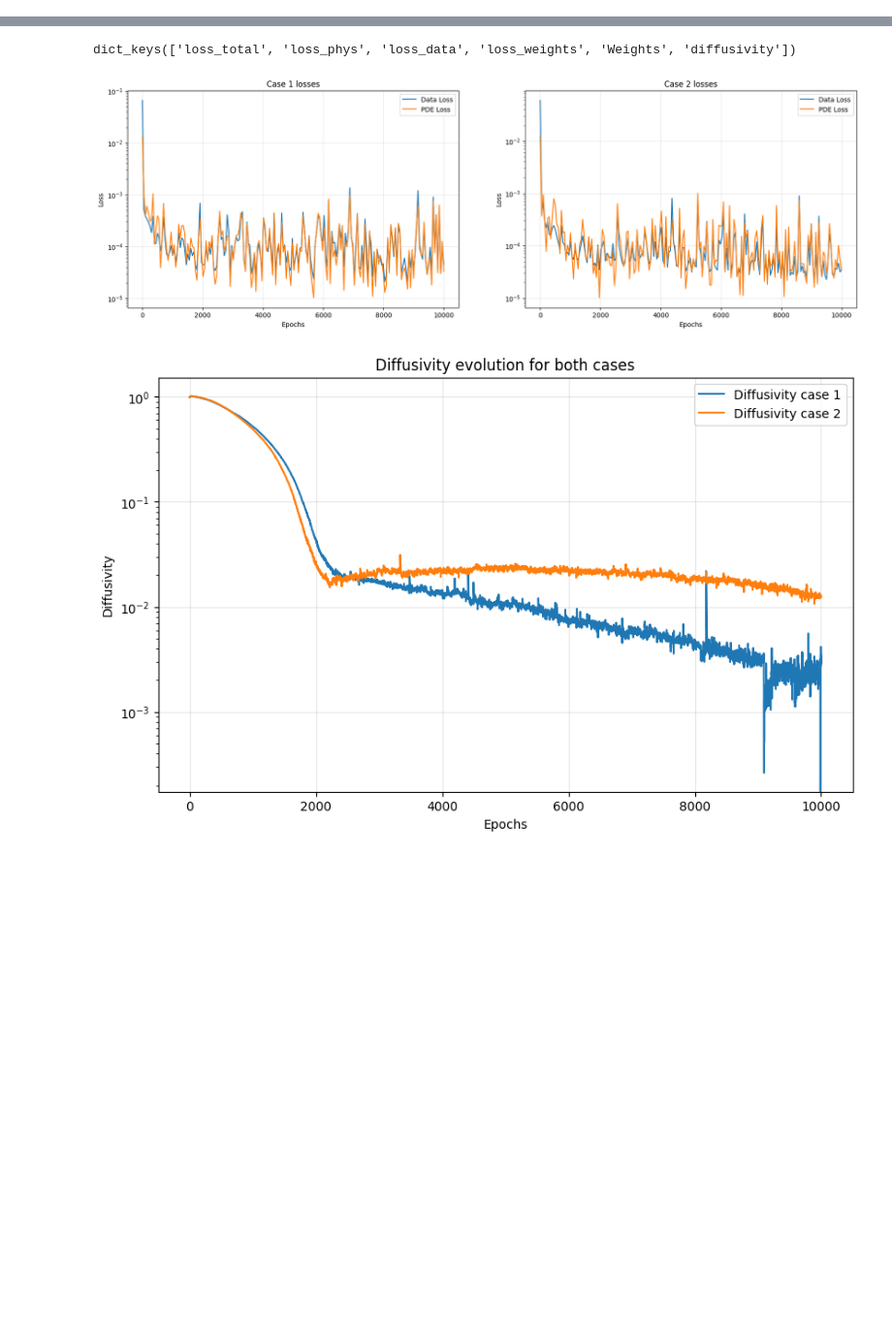
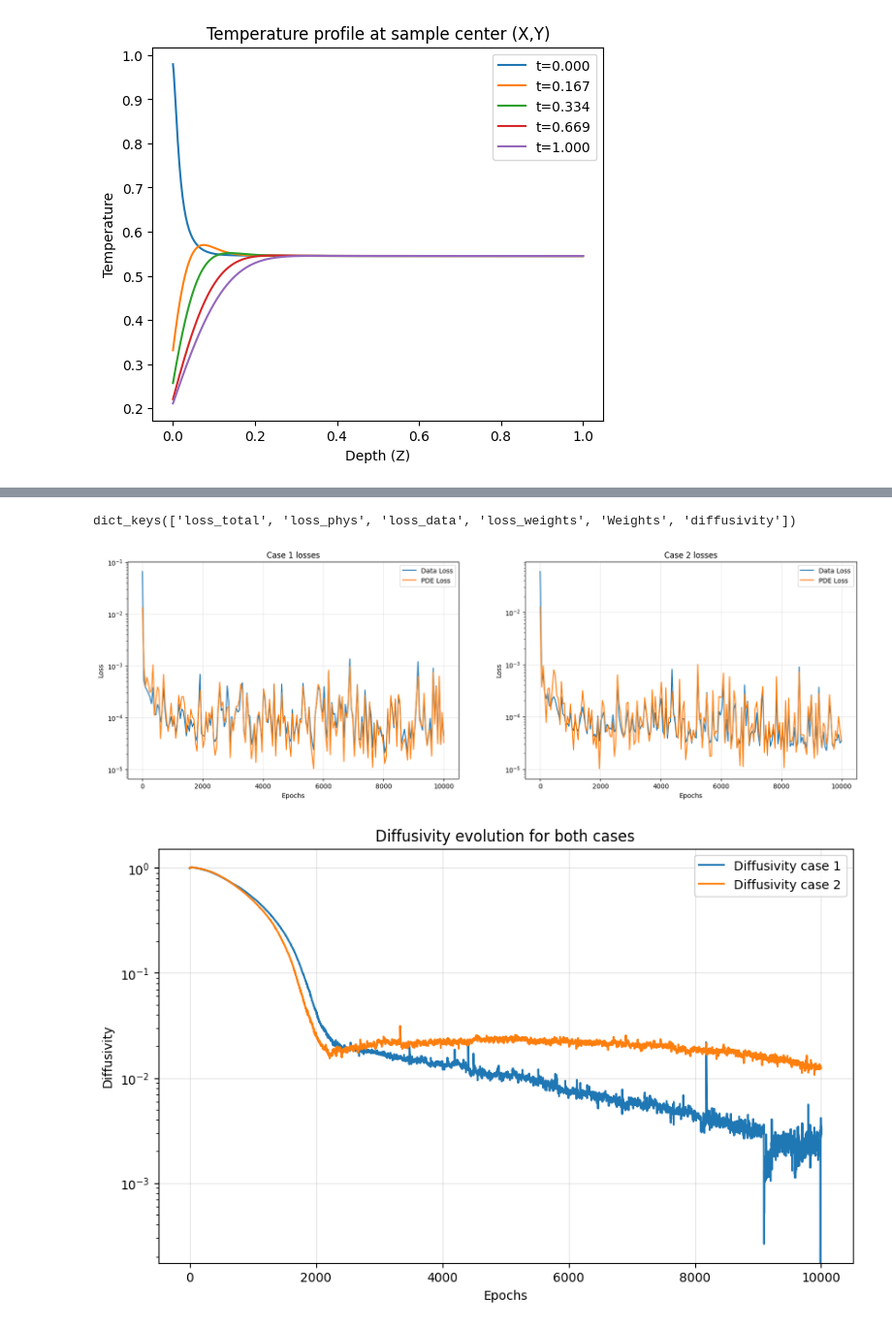
Before and after one commit to konrad-jaworski/Anisotropic_diffusivity_2, a Jupyter notebook: result_analysis.ipynb, the cells around one changed output, grey strips where cells are left out. Shown at 97% size. Saved outputs shown, nothing was run; the diff lists cells and outputs as text; code cells hidden in the pictures; blank space fills up the shorter version.

```diff
--- a/result_analysis.ipynb
+++ b/result_analysis.ipynb
@@ -3,0 +26,7 @@ from matplotlib import pyplot as plt
+# %%
+layers = [4, 100, 100, 100, 100, 100, 1]
+PINN = FCN(layers)
+
+state = torch.load(r"C:\Users\stone\Anisotropic_diffusivity_2\Results_fixed_case_0.5_constant_sampled_data_IC_and_BC_lr_1e-4_sobol_batch_1024_case_1_1e-3_starting_point\PINN.pth", map_location="cpu")
+PINN.load_state_dict(state)
+PINN.eval()
@@ -3,0 +43,37 @@ from matplotlib import pyplot as plt
+# %%
+x=torch.linspace(0,1,512)
+y=torch.linspace(0,1,512)
+t=torch.linspace(0,1,300)
+
+X, Y, T = torch.meshgrid(x, y, t, indexing='ij')
+X_flat = X.reshape(-1, 1)
+Y_flat = Y.reshape(-1, 1)
+T_flat = T.reshape(-1, 1)
+
+Z_flat = torch.ones_like(X_flat)*0.5
+input = torch.cat((T_flat, Y_flat, X_flat, Z_flat), dim=1)
+# %%
+x_mid = x[256]  # middle of X
+y_mid = y[256]  # middle of Y
+
+z = torch.linspace(0, 1, 512)   # depth points
+t = torch.linspace(0, 1, 300)   # time points
+
+Z, T = torch.meshgrid(z, t, indexing='ij')  # shape (Nz, Nt)
+
+X = torch.full_like(Z, x_mid)
+Y = torch.full_like(Z, y_mid)
+
+input_tensor = torch.cat((
+    T.reshape(-1,1),  # time
+    Y.reshape(-1,1),  # fixed Y
+    X.reshape(-1,1),  # fixed X
+    Z.reshape(-1,1)   # depth Z
+), dim=1)  # shape = (Nz*Nt, 4)
+
+with torch.no_grad():
+    temp_flat = PINN(input_tensor).squeeze(dim=1)
+
+temp_profile = temp_flat.reshape(len(z), len(t))  # shape = (Nz, Nt)
+# %% [output]
+[figure, added]
```
Also changed, not shown: parts of 10 cells of this notebook, 1 other file.
